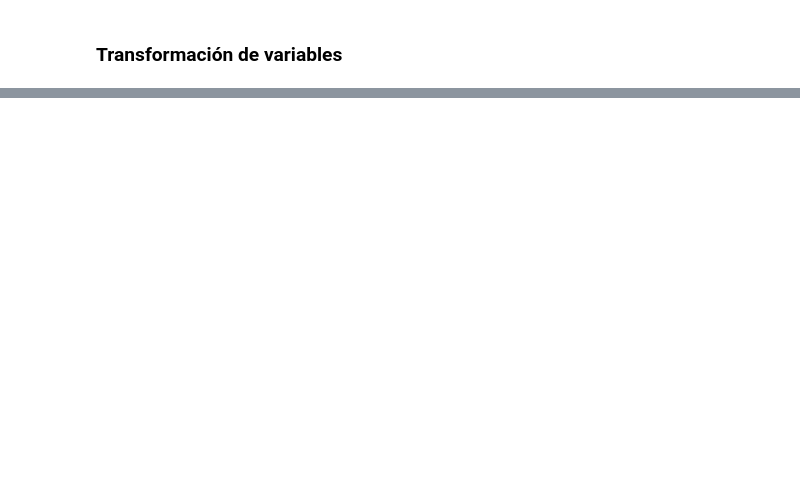
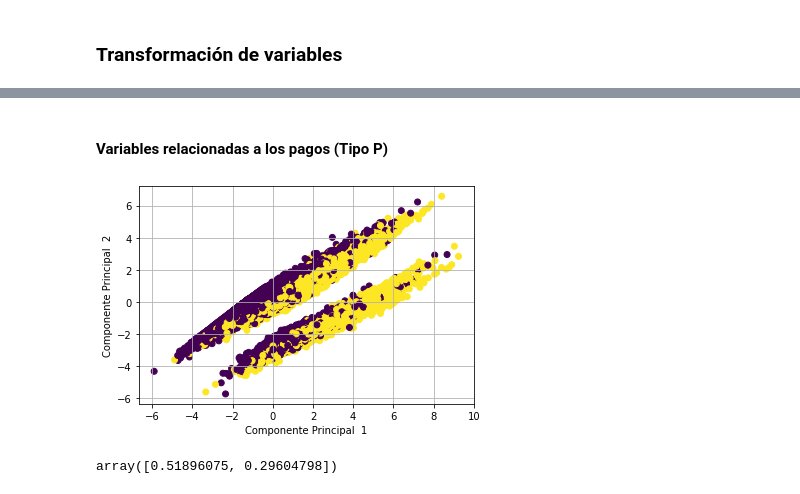
Before and after one commit to gabrielPeraltaM/datos-tp3, a Jupyter notebook: main_parquet.ipynb, the cells around one changed output, grey strips where cells are left out. Saved outputs shown, nothing was run; the diff lists cells and outputs as text; code cells hidden in the pictures; blank space fills up the shorter version.

```diff
--- a/main_parquet.ipynb
+++ b/main_parquet.ipynb
@@ -334,0 +668,3 @@ df_reducido_dummies.head(10)
+# %%
+columns = columns_by_type(df_reducido_dummies)
+df_pca = pd.DataFrame()
@@ -334,0 +677,29 @@ df_reducido_dummies.head(10)
+# %% [markdown]
+#### Variables relacionadas a los pagos (Tipo P)
+# %%
+x = df_reducido_dummies.loc[:,columns[2]].values
+y = df_reducido_dummies.loc[:,['target']].values
+
+x = StandardScaler().fit_transform(x)
+# %%
+pca = PCA(n_components=2)
+x_transformada = pca.fit_transform(x)
+
+pca_df_aux_type_P = pd.DataFrame(data = x_transformada, columns = ['principal_component_1', 'principal_component_2'])
+# %%
+pca_df_type_P = pd.concat([pca_df_aux_type_P, df_reducido_dummies[['target']]], axis = 1)
+# %%
+scatter_plot_pca = plt.figure().add_subplot(1,1,1)
+
+scatter_plot_pca.scatter(x=pca_df_type_P['principal_component_1'],y=pca_df_type_P['principal_component_2'],c=pca_df_type_P['target'])
+scatter_plot_pca.set_xlabel('Componente Principal  1')
+scatter_plot_pca.set_ylabel('Componente Principal  2')
+scatter_plot_pca.grid()
+
+plt.show()
+# %% [output]
+[figure, added]
+# %%
+pca.explained_variance_ratio_
+# %% [output]
+array([0.51896075, 0.29604798])
```
Also changed, not shown: parts of 124 cells of this notebook.
